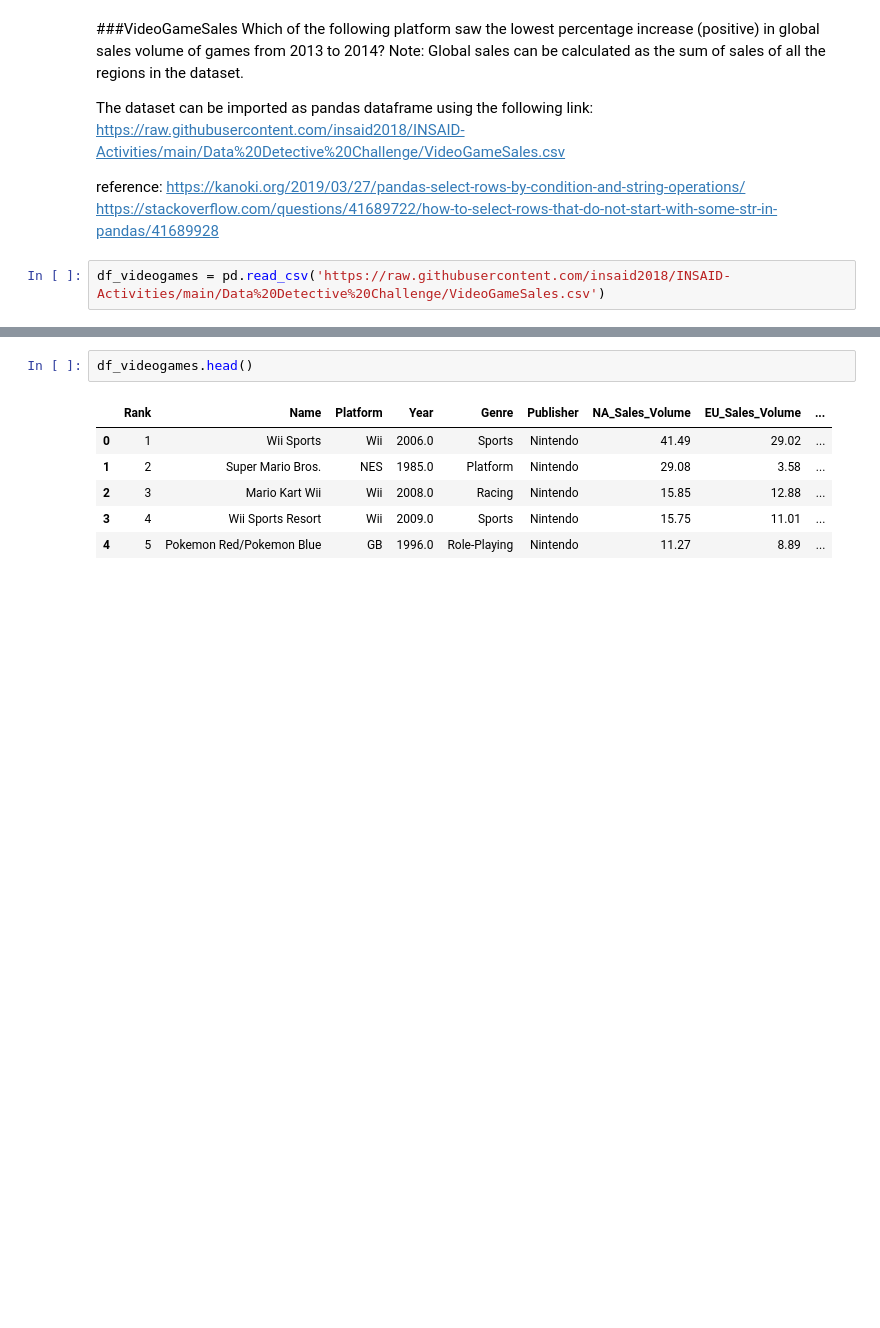
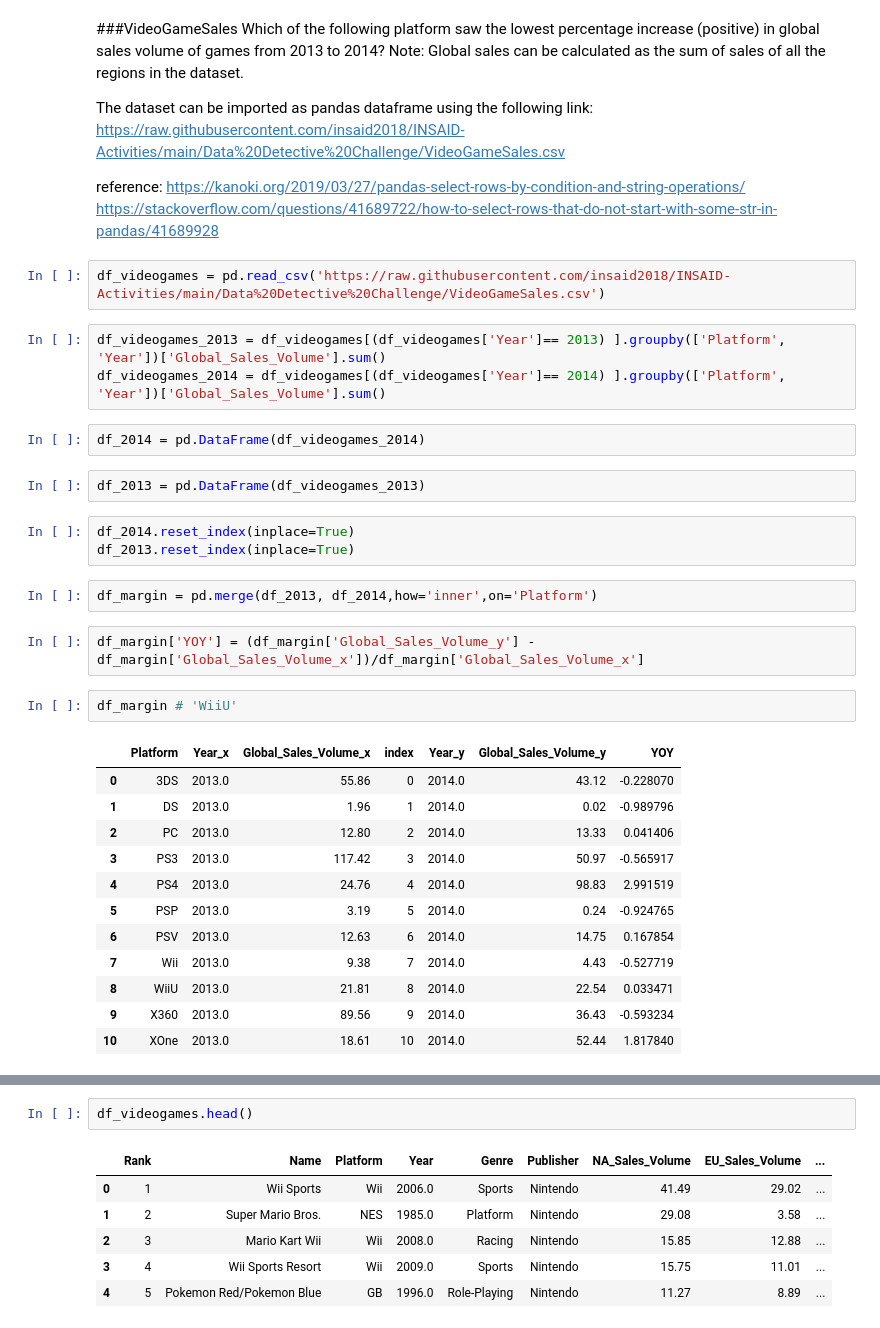
Before and after one commit to Archandra12/Term4-Projects, a Jupyter notebook: Pandas_testINSAID.ipynb, the cells around one changed output, grey strips where cells are left out. Cells and saved outputs as stored; diff of their text form; blank space fills up the shorter version.

```diff
--- a/Pandas_testINSAID.ipynb
+++ b/Pandas_testINSAID.ipynb
@@ -276,3 +446,32 @@ https://kanoki.org/2019/03/27/pandas-select-rows-by-condition-and-string-operati
 https://stackoverflow.com/questions/41689722/how-to-select-rows-that-do-not-start-with-some-str-in-pandas/41689928
 # %%
 df_videogames = pd.read_csv('https://raw.githubusercontent.com/insaid2018/INSAID-Activities/main/Data%20Detective%20Challenge/VideoGameSales.csv')
+# %%
+df_videogames_2013 = df_videogames[(df_videogames['Year']== 2013) ].groupby(['Platform', 'Year'])['Global_Sales_Volume'].sum()
+df_videogames_2014 = df_videogames[(df_videogames['Year']== 2014) ].groupby(['Platform', 'Year'])['Global_Sales_Volume'].sum()
+# %%
+df_2014 = pd.DataFrame(df_videogames_2014)
+# %%
+df_2013 = pd.DataFrame(df_videogames_2013)
+# %%
+df_2014.reset_index(inplace=True)
+df_2013.reset_index(inplace=True)
+# %%
+df_margin = pd.merge(df_2013, df_2014,how='inner',on='Platform')
+# %%
+df_margin['YOY'] = (df_margin['Global_Sales_Volume_y'] - df_margin['Global_Sales_Volume_x'])/df_margin['Global_Sales_Volume_x']
+# %%
+df_margin # 'WiiU'
+# %% [output]
+|  | Platform | Year_x | Global_Sales_Volume_x | index | Year_y | Global_Sales_Volume_y | YOY |
+| 0 | 3DS | 2013.0 | 55.86 | 0 | 2014.0 | 43.12 | -0.228070 |
+| 1 | DS | 2013.0 | 1.96 | 1 | 2014.0 | 0.02 | -0.989796 |
+| 2 | PC | 2013.0 | 12.80 | 2 | 2014.0 | 13.33 | 0.041406 |
+| 3 | PS3 | 2013.0 | 117.42 | 3 | 2014.0 | 50.97 | -0.565917 |
+| 4 | PS4 | 2013.0 | 24.76 | 4 | 2014.0 | 98.83 | 2.991519 |
+| 5 | PSP | 2013.0 | 3.19 | 5 | 2014.0 | 0.24 | -0.924765 |
+| 6 | PSV | 2013.0 | 12.63 | 6 | 2014.0 | 14.75 | 0.167854 |
+| 7 | Wii | 2013.0 | 9.38 | 7 | 2014.0 | 4.43 | -0.527719 |
+| 8 | WiiU | 2013.0 | 21.81 | 8 | 2014.0 | 22.54 | 0.033471 |
+| 9 | X360 | 2013.0 | 89.56 | 9 | 2014.0 | 36.43 | -0.593234 |
+| 10 | XOne | 2013.0 | 18.61 | 10 | 2014.0 | 52.44 | 1.817840 |
```
Also changed, not shown: parts of 38 cells of this notebook.
